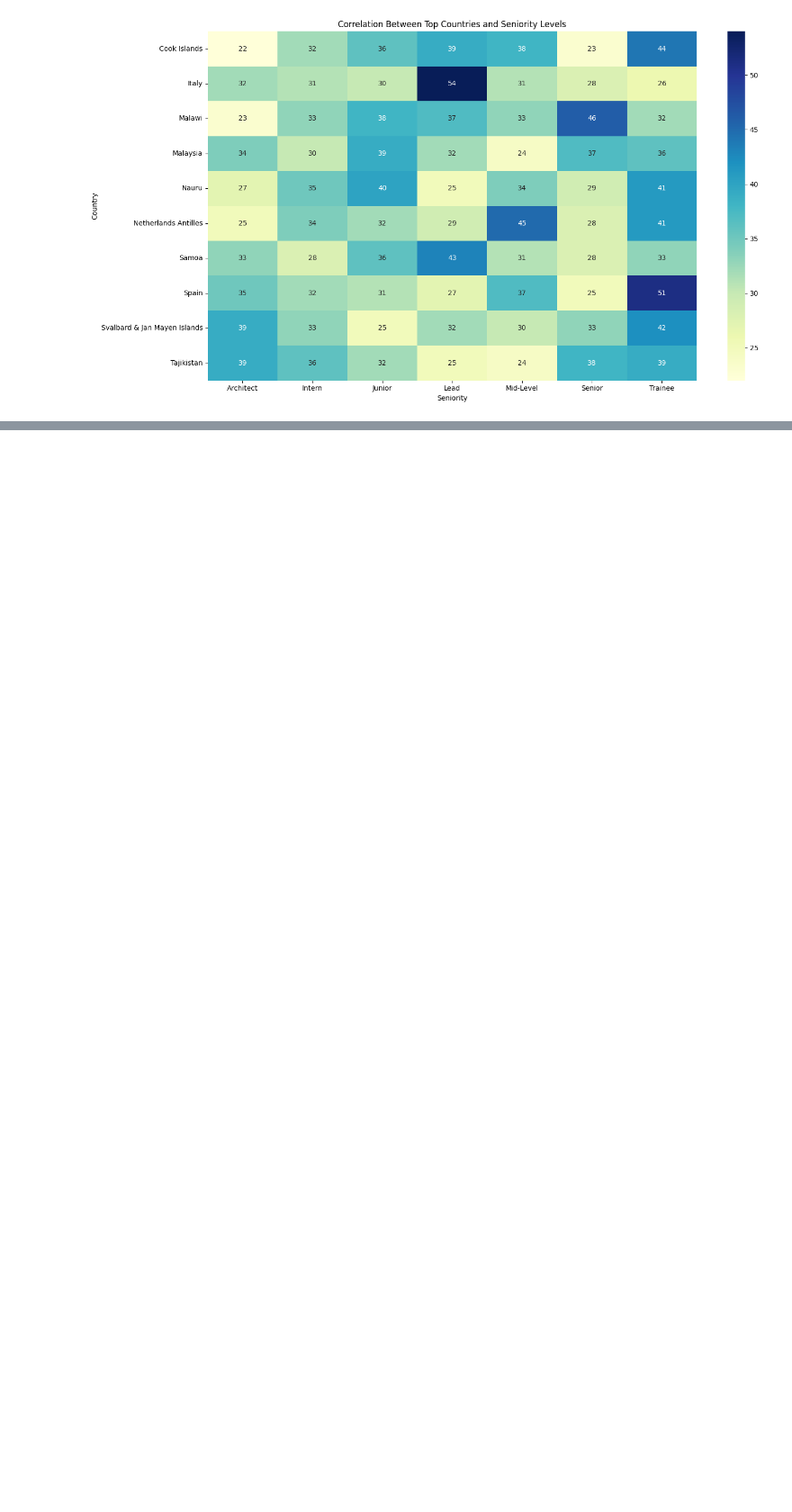
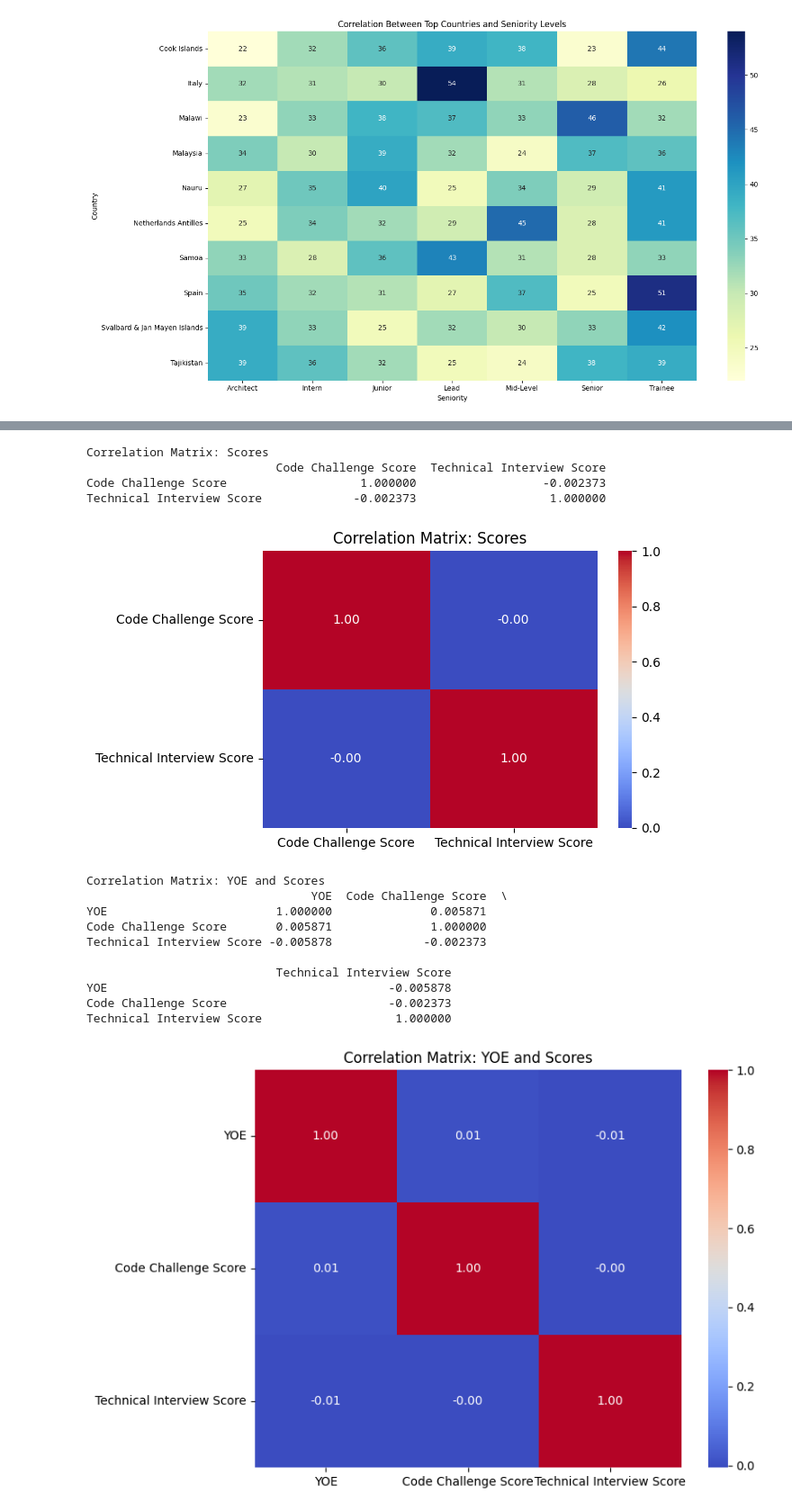
Before and after one commit to ntlg72/etl-ws-1, a Jupyter notebook: notebooks/001_eda.ipynb, the cells around one changed output, grey strips where cells are left out. Shown at 90% size. Cells and saved outputs as stored; diff of their text form; code cells hidden in the pictures; blank space fills up the shorter version.

```diff
--- a/notebooks/001_eda.ipynb
+++ b/notebooks/001_eda.ipynb
@@ -235,0 +346,41 @@ plt.show()
+# %%
+def calculate_correlation_matrices(df):
+
+
+    # 1. Correlation Matrix: Scores
+    scores_corr_matrix = df[['Code Challenge Score', 'Technical Interview Score']].corr()
+    print("Correlation Matrix: Scores")
+    print(scores_corr_matrix)
+    plt.figure(figsize=(6, 4))
+    sns.heatmap(scores_corr_matrix, annot=True, cmap='coolwarm', fmt=".2f")
+    plt.title("Correlation Matrix: Scores")
+    plt.show()
+
+    # 2. Correlation Matrix: YOE and Scores
+    yoe_scores_corr_matrix = df[['YOE', 'Code Challenge Score', 'Technical Interview Score']].corr()
+    print("\nCorrelation Matrix: YOE and Scores")
+    print(yoe_scores_corr_matrix)
+    plt.figure(figsize=(8, 6))
+    sns.heatmap(yoe_scores_corr_matrix, annot=True, cmap='coolwarm', fmt=".2f")
+    plt.title("Correlation Matrix: YOE and Scores")
+    plt.show()
+
+
+calculate_correlation_matrices(df)
+# %% [output]
+Correlation Matrix: Scores
+                           Code Challenge Score  Technical Interview Score
+Code Challenge Score                   1.000000                  -0.002373
+Technical Interview Score             -0.002373                   1.000000
+[figure, added]
+Correlation Matrix: YOE and Scores
+                                YOE  Code Challenge Score  \
+YOE                        1.000000              0.005871
+Code Challenge Score       0.005871              1.000000
+Technical Interview Score -0.005878             -0.002373
+
+                           Technical Interview Score
+YOE                                        -0.005878
+Code Challenge Score                       -0.002373
+Technical Interview Score                   1.000000
+[figure, added]
```
Also changed, not shown: parts of 24 cells of this notebook, 2 other files.
